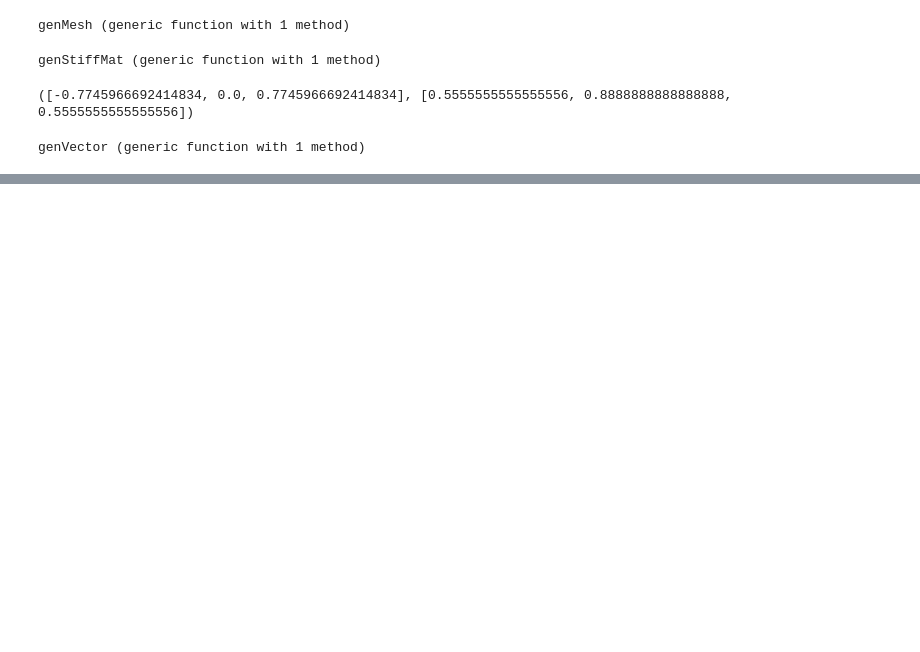
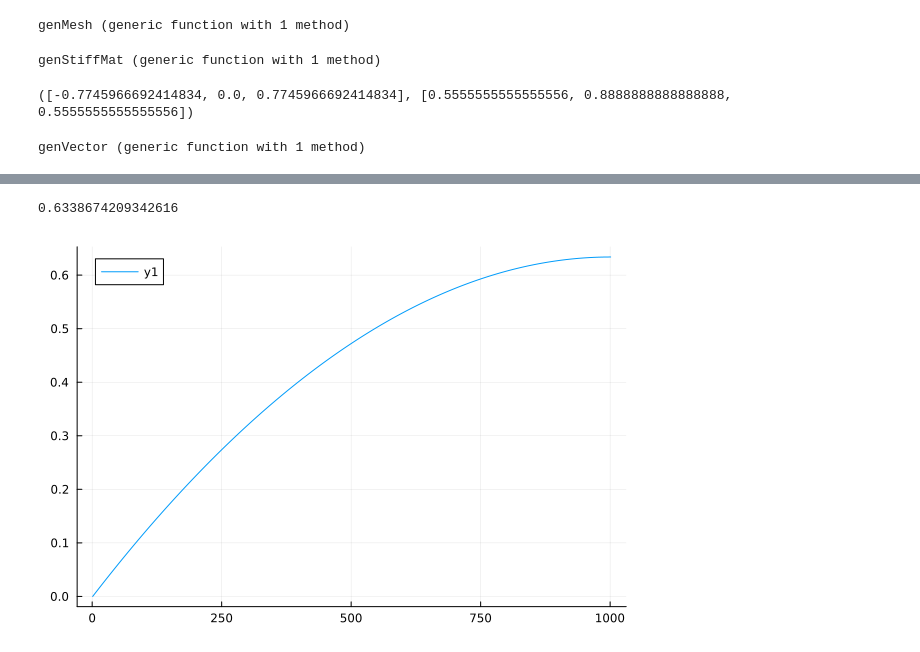
Before and after one commit to Dr4k3z/Athens-FEM, a Jupyter notebook: tries.ipynb, the cells around one changed output, grey strips where cells are left out. Saved outputs shown, nothing was run; the diff lists cells and outputs as text; code cells hidden in the pictures; blank space fills up the shorter version.

```diff
--- a/tries.ipynb
+++ b/tries.ipynb
@@ -46,7 +41,7 @@ function genMesh(nelements::Int64)::Mesh
     h = 1/nelements
     nnodes = nelements+1
     dofPerElement = 2
-    x = Vector{Float64}(0:h:1)
+    x = Vector{Float64}(1:h:2)
     # what does the undef do here?
     Elements = Array{Element,1}(undef,nelements)
     for i in 1:nelements
@@ -163,9 +158,9 @@ function genLocMassMat(element::Element)
     h     = element.area
     e1    = element.e1
     e2    = element.e2
-    Iloc  = SVector(e1, e2)
-    Jloc  = SVector(e1, e2)
-    Aloc  = SVector(h /2 , h/2)
+    Iloc  = SVector(e1, e1, e2, e2)
+    Jloc  = SVector(e1, e2, e1, e2)
+    Aloc  = SVector(h/3 , h/6, h/6, h/3)
     return Iloc, Jloc, Aloc
 end
 
@@ -174,7 +169,7 @@ function genMassMat(mesh::Mesh)
 
     #..recover number of elements
     nelements = mesh.nelements
-    dofperelem = 2
+    dofperelem = 4
 
     #..preallocate the memory for local matrix contributions
     Avalues = zeros(Float64,dofperelem*nelements)
@@ -192,8 +187,14 @@ function genMassMat(mesh::Mesh)
 
     A = sparse(I,J,Avalues)
 
+    #A[mesh.bndNodeIds[1],1] = 0.
+    #A[mesh.bndNodeIds[1],2] = 0.
+    #A[mesh.bndNodeIds[2],1] = 1.
+    #A[mesh.bndNodeIds[2],end] = 0.
+
+    #print(A)
     return A;
 end
-mesh = genMesh(4)
-genMassMat(mesh)
+#mesh = genMesh(4)
+#genMassMat(mesh)
 # %% [output]
@@ -222 +202,54 @@ sparse([1, 2, 1, 2, 3, 2, 3, 4, 3, 4, 5, 4, 5, 6, 5, 6, 7, 6, 7, 8, 7, 8, 9, 8,
+# %%
+mesh = genMesh(1000)
+c(x) = x
+S = genStiffMat(mesh,c)
+M = genMassMat(mesh)
+fsource(x) = x*(x-1)
+f = genVector(mesh,fsource)
+
+#println(S)
+#println(M)
+#println(f)
+
+A = S - M
+A[1,1] = 1.
+A[1,2] = 0.
+#println(A)
+#println(det(A))
+#println(A[end,end])
+#println(A[end,end-1])
+f[1] = 0.
+#f[end] = 0.
+
+#println(f)
+
+#println(S)
+
+#println(M)
+
+#print(S+M)
+
+u = A \ f
+
+
+#print(u[end])
+#u = S \ f
+display(u[end])
+
+#analytical(x) = x - 2 * log(x) - 1
+#temp = 1:1/1000:2
+#v = zeros(1001)
+#for i in 1:1001
+#    v[i] = analytical(temp[i])
+#end
+
+#v = analytical(temp)
+plot(u)
+
+
+
+#print(u[end])
+# %% [output]
+0.6338674209342616
+[figure, added]
 # %%
```
Also changed, not shown: parts of 9 cells of this notebook, 1 other file.
